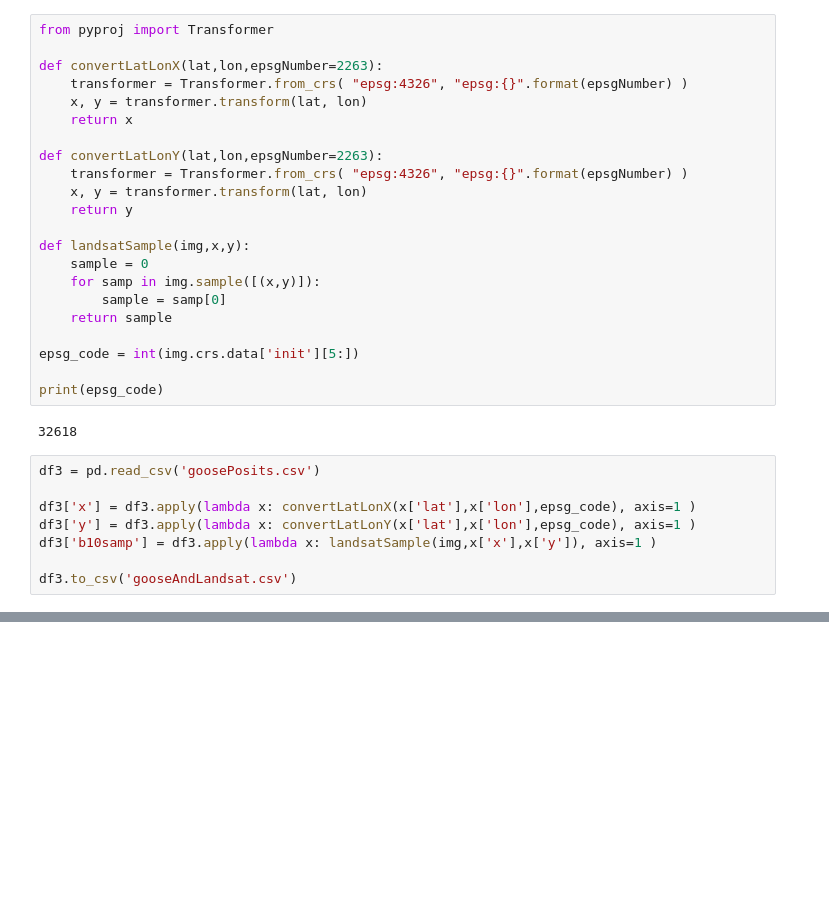
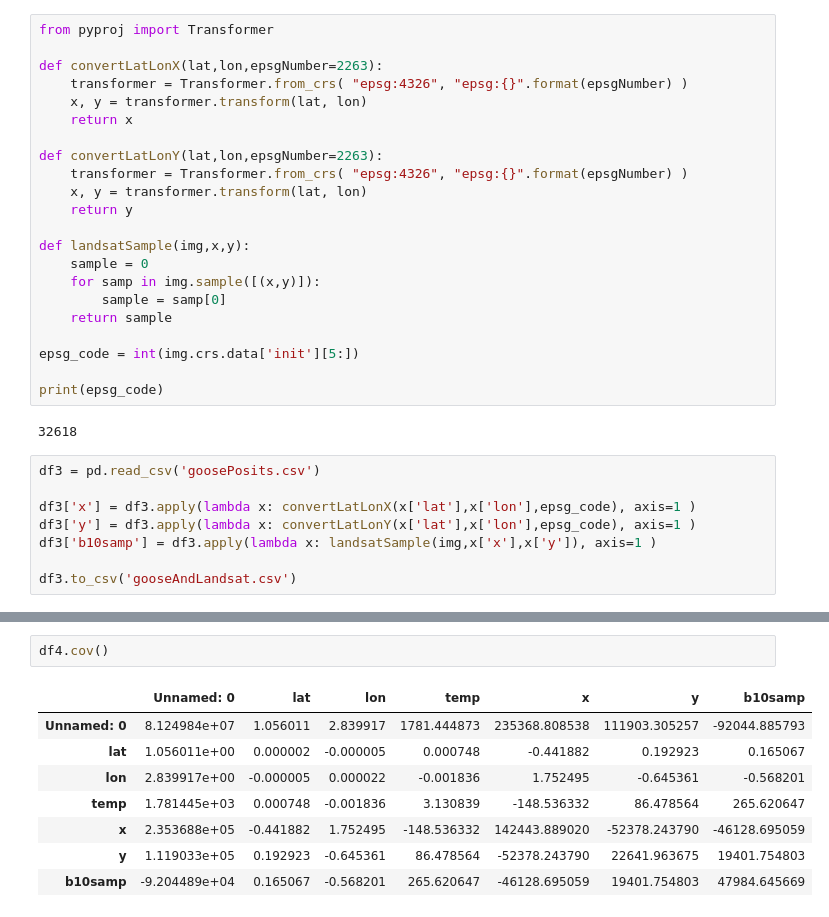
Before and after one commit to Repair-Redress/satHelper, a Jupyter notebook: gooseData.ipynb, the cells around one changed output, grey strips where cells are left out. Cells and saved outputs as stored; diff of their text form; blank space fills up the shorter version.

```diff
--- a/gooseData.ipynb
+++ b/gooseData.ipynb
@@ -153,0 +154,11 @@ plt.show()
+# %%
+df4.cov()
+# %% [output]
+|  | Unnamed: 0 | lat | lon | temp | x | y | b10samp |
+| Unnamed: 0 | 8.124984e+07 | 1.056011 | 2.839917 | 1781.444873 | 235368.808538 | 111903.305257 | -92044.885793 |
+| lat | 1.056011e+00 | 0.000002 | -0.000005 | 0.000748 | -0.441882 | 0.192923 | 0.165067 |
+| lon | 2.839917e+00 | -0.000005 | 0.000022 | -0.001836 | 1.752495 | -0.645361 | -0.568201 |
+| temp | 1.781445e+03 | 0.000748 | -0.001836 | 3.130839 | -148.536332 | 86.478564 | 265.620647 |
+| x | 2.353688e+05 | -0.441882 | 1.752495 | -148.536332 | 142443.889020 | -52378.243790 | -46128.695059 |
+| y | 1.119033e+05 | 0.192923 | -0.645361 | 86.478564 | -52378.243790 | 22641.963675 | 19401.754803 |
+| b10samp | -9.204489e+04 | 0.165067 | -0.568201 | 265.620647 | -46128.695059 | 19401.754803 | 47984.645669 |
```
Also changed, not shown: parts of 4 cells of this notebook.
